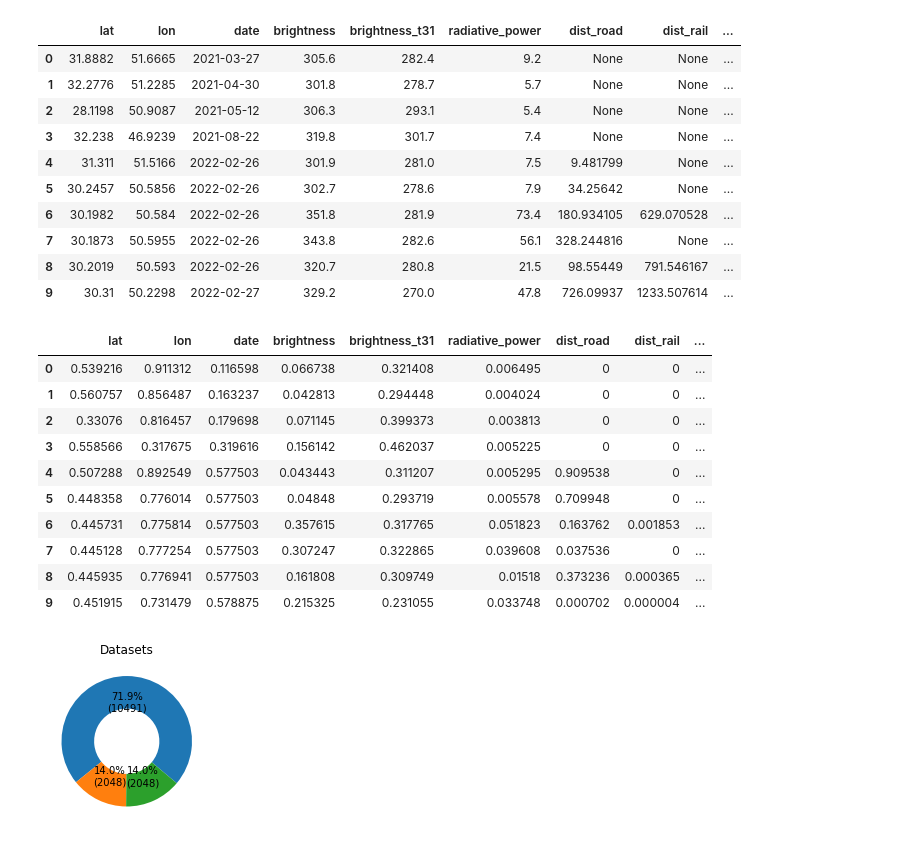
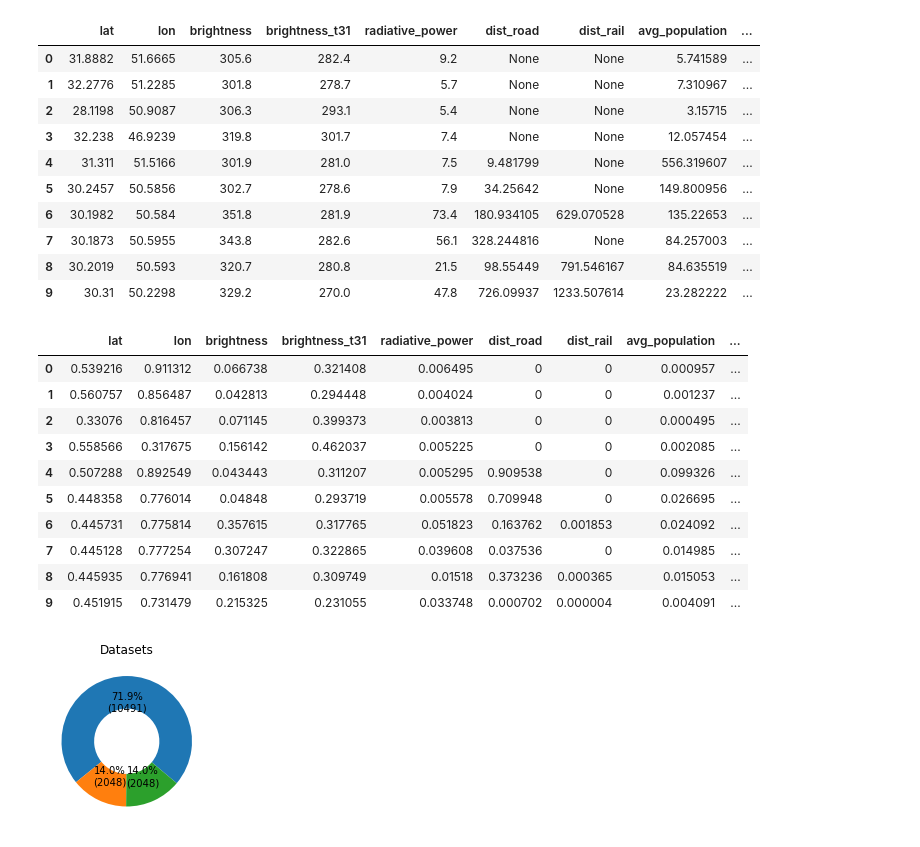
Before and after one commit to leomollmann/russo-ukrainian-war, a Jupyter notebook: Train.ipynb, the cells around one changed output. Saved outputs shown, nothing was run; the diff lists cells and outputs as text; code cells hidden in the pictures.

```diff
--- a/Train.ipynb
+++ b/Train.ipynb
@@ -7,35 +7,35 @@ import matplotlib.pyplot as plt
 # %%
 data = db_engine.execute(get_annotated)
 
-df = pd.DataFrame(data, columns=["lat", "lon", "date", "brightness", "brightness_t31", "radiative_power", "dist_road", "dist_rail", "avg_population", "intent"])
+df = pd.DataFrame(data, columns=["lat", "lon", "brightness", "brightness_t31", "radiative_power", "dist_road", "dist_rail", "avg_population", "intent"])
 df.head(10)
 # %% [output]
-|  | lat | lon | date | brightness | brightness_t31 | radiative_power | dist_road | dist_rail | ... |
-| 0 | 31.8882 | 51.6665 | 2021-03-27 | 305.6 | 282.4 | 9.2 | None | None | ... |
-| 1 | 32.2776 | 51.2285 | 2021-04-30 | 301.8 | 278.7 | 5.7 | None | None | ... |
-| 2 | 28.1198 | 50.9087 | 2021-05-12 | 306.3 | 293.1 | 5.4 | None | None | ... |
-| 3 | 32.238 | 46.9239 | 2021-08-22 | 319.8 | 301.7 | 7.4 | None | None | ... |
-| 4 | 31.311 | 51.5166 | 2022-02-26 | 301.9 | 281.0 | 7.5 | 9.481799 | None | ... |
-| 5 | 30.2457 | 50.5856 | 2022-02-26 | 302.7 | 278.6 | 7.9 | 34.25642 | None | ... |
-| 6 | 30.1982 | 50.584 | 2022-02-26 | 351.8 | 281.9 | 73.4 | 180.934105 | 629.070528 | ... |
-| 7 | 30.1873 | 50.5955 | 2022-02-26 | 343.8 | 282.6 | 56.1 | 328.244816 | None | ... |
-| 8 | 30.2019 | 50.593 | 2022-02-26 | 320.7 | 280.8 | 21.5 | 98.55449 | 791.546167 | ... |
-| 9 | 30.31 | 50.2298 | 2022-02-27 | 329.2 | 270.0 | 47.8 | 726.09937 | 1233.507614 | ... |
+|  | lat | lon | brightness | brightness_t31 | radiative_power | dist_road | dist_rail | avg_population | ... |
+| 0 | 31.8882 | 51.6665 | 305.6 | 282.4 | 9.2 | None | None | 5.741589 | ... |
+| 1 | 32.2776 | 51.2285 | 301.8 | 278.7 | 5.7 | None | None | 7.310967 | ... |
+| 2 | 28.1198 | 50.9087 | 306.3 | 293.1 | 5.4 | None | None | 3.15715 | ... |
+| 3 | 32.238 | 46.9239 | 319.8 | 301.7 | 7.4 | None | None | 12.057454 | ... |
+| 4 | 31.311 | 51.5166 | 301.9 | 281.0 | 7.5 | 9.481799 | None | 556.319607 | ... |
+| 5 | 30.2457 | 50.5856 | 302.7 | 278.6 | 7.9 | 34.25642 | None | 149.800956 | ... |
+| 6 | 30.1982 | 50.584 | 351.8 | 281.9 | 73.4 | 180.934105 | 629.070528 | 135.22653 | ... |
+| 7 | 30.1873 | 50.5955 | 343.8 | 282.6 | 56.1 | 328.244816 | None | 84.257003 | ... |
+| 8 | 30.2019 | 50.593 | 320.7 | 280.8 | 21.5 | 98.55449 | 791.546167 | 84.635519 | ... |
+| 9 | 30.31 | 50.2298 | 329.2 | 270.0 | 47.8 | 726.09937 | 1233.507614 | 23.282222 | ... |
 # %%
 df = normalize(df)
 df.head(10)
 # %% [output]
-|  | lat | lon | date | brightness | brightness_t31 | radiative_power | dist_road | dist_rail | ... |
-| 0 | 0.539216 | 0.911312 | 0.116598 | 0.066738 | 0.321408 | 0.006495 | 0 | 0 | ... |
-| 1 | 0.560757 | 0.856487 | 0.163237 | 0.042813 | 0.294448 | 0.004024 | 0 | 0 | ... |
-| 2 | 0.33076 | 0.816457 | 0.179698 | 0.071145 | 0.399373 | 0.003813 | 0 | 0 | ... |
-| 3 | 0.558566 | 0.317675 | 0.319616 | 0.156142 | 0.462037 | 0.005225 | 0 | 0 | ... |
-| 4 | 0.507288 | 0.892549 | 0.577503 | 0.043443 | 0.311207 | 0.005295 | 0.909538 | 0 | ... |
-| 5 | 0.448358 | 0.776014 | 0.577503 | 0.04848 | 0.293719 | 0.005578 | 0.709948 | 0 | ... |
-| 6 | 0.445731 | 0.775814 | 0.577503 | 0.357615 | 0.317765 | 0.051823 | 0.163762 | 0.001853 | ... |
-| 7 | 0.445128 | 0.777254 | 0.577503 | 0.307247 | 0.322865 | 0.039608 | 0.037536 | 0 | ... |
-| 8 | 0.445935 | 0.776941 | 0.577503 | 0.161808 | 0.309749 | 0.01518 | 0.373236 | 0.000365 | ... |
-| 9 | 0.451915 | 0.731479 | 0.578875 | 0.215325 | 0.231055 | 0.033748 | 0.000702 | 0.000004 | ... |
+|  | lat | lon | brightness | brightness_t31 | radiative_power | dist_road | dist_rail | avg_population | ... |
+| 0 | 0.539216 | 0.911312 | 0.066738 | 0.321408 | 0.006495 | 0 | 0 | 0.000957 | ... |
+| 1 | 0.560757 | 0.856487 | 0.042813 | 0.294448 | 0.004024 | 0 | 0 | 0.001237 | ... |
+| 2 | 0.33076 | 0.816457 | 0.071145 | 0.399373 | 0.003813 | 0 | 0 | 0.000495 | ... |
+| 3 | 0.558566 | 0.317675 | 0.156142 | 0.462037 | 0.005225 | 0 | 0 | 0.002085 | ... |
+| 4 | 0.507288 | 0.892549 | 0.043443 | 0.311207 | 0.005295 | 0.909538 | 0 | 0.099326 | ... |
+| 5 | 0.448358 | 0.776014 | 0.04848 | 0.293719 | 0.005578 | 0.709948 | 0 | 0.026695 | ... |
+| 6 | 0.445731 | 0.775814 | 0.357615 | 0.317765 | 0.051823 | 0.163762 | 0.001853 | 0.024092 | ... |
+| 7 | 0.445128 | 0.777254 | 0.307247 | 0.322865 | 0.039608 | 0.037536 | 0 | 0.014985 | ... |
+| 8 | 0.445935 | 0.776941 | 0.161808 | 0.309749 | 0.01518 | 0.373236 | 0.000365 | 0.015053 | ... |
+| 9 | 0.451915 | 0.731479 | 0.215325 | 0.231055 | 0.033748 | 0.000702 | 0.000004 | 0.004091 | ... |
 # %%
 validation_df = df.sample(n=2048)
 df.drop(validation_df.index, inplace=True)
```
Also changed, not shown: parts of 4 cells of this notebook, 10 other files.
